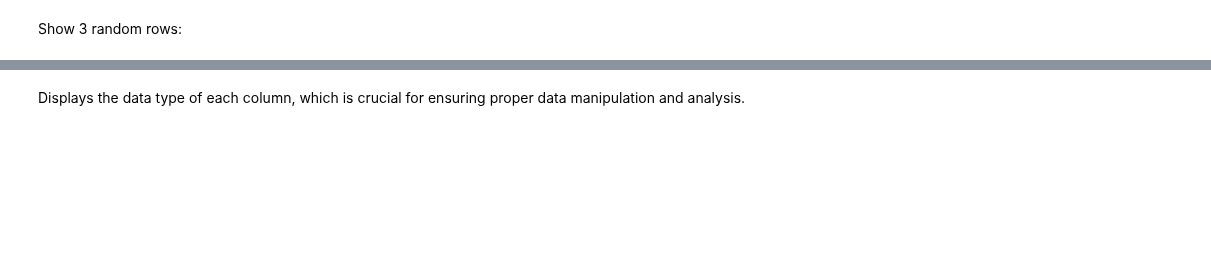
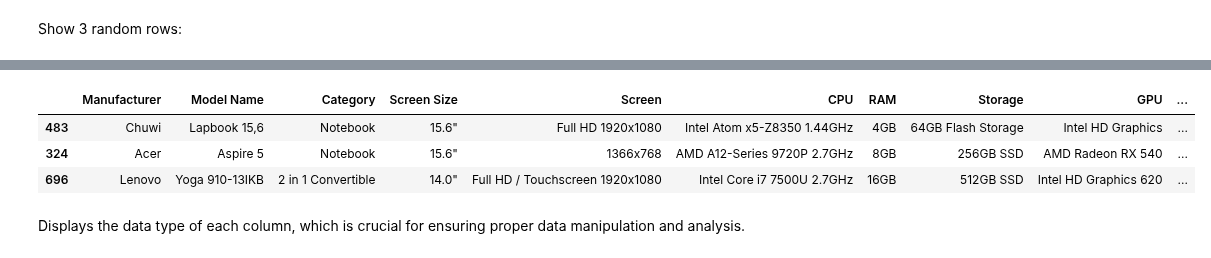
Before and after one commit to ervinstrmcnik/python-data-analytics, a Jupyter notebook: Part_05_Data_Wrangling_With_Pandas/Data_Wrangling_With_Pandas.ipynb, the cells around one changed output, grey strips where cells are left out. Cells and saved outputs as stored; diff of their text form; code cells hidden in the pictures; blank space fills up the shorter version.

```diff
--- a/Part_05_Data_Wrangling_With_Pandas/Data_Wrangling_With_Pandas.ipynb
+++ b/Part_05_Data_Wrangling_With_Pandas/Data_Wrangling_With_Pandas.ipynb
@@ -67,3 +103,12 @@ laptops.sample(3)  # Randomly sample n rows from the DataFrame,
+# %%
+# Test Ervin
+laptops.sample(3, random_state=20519161)  # Randomly sample n rows from the DataFrame,
+# useful for getting a diverse glimpse of the data.
+# %% [output]
+|  | Manufacturer | Model Name | Category | Screen Size | Screen | CPU | RAM | Storage | GPU | ... |
+| 483 | Chuwi | Lapbook 15,6 | Notebook | 15.6" | Full HD 1920x1080 | Intel Atom x5-Z8350 1.44GHz | 4GB | 64GB Flash Storage | Intel HD Graphics | ... |
+| 324 | Acer | Aspire 5 | Notebook | 15.6" | 1366x768 | AMD A12-Series 9720P 2.7GHz | 8GB | 256GB SSD | AMD Radeon RX 540 | ... |
+| 696 | Lenovo | Yoga 910-13IKB | 2 in 1 Convertible | 14.0" | Full HD / Touchscreen 1920x1080 | Intel Core i7 7500U 2.7GHz | 16GB | 512GB SSD | Intel HD Graphics 620 | ... |
 # %% [markdown]
 Displays the data type of each column, which is crucial for ensuring proper data manipulation and analysis.
 # %%
```
Also changed, not shown: parts of 39 cells of this notebook, 2 other files.
